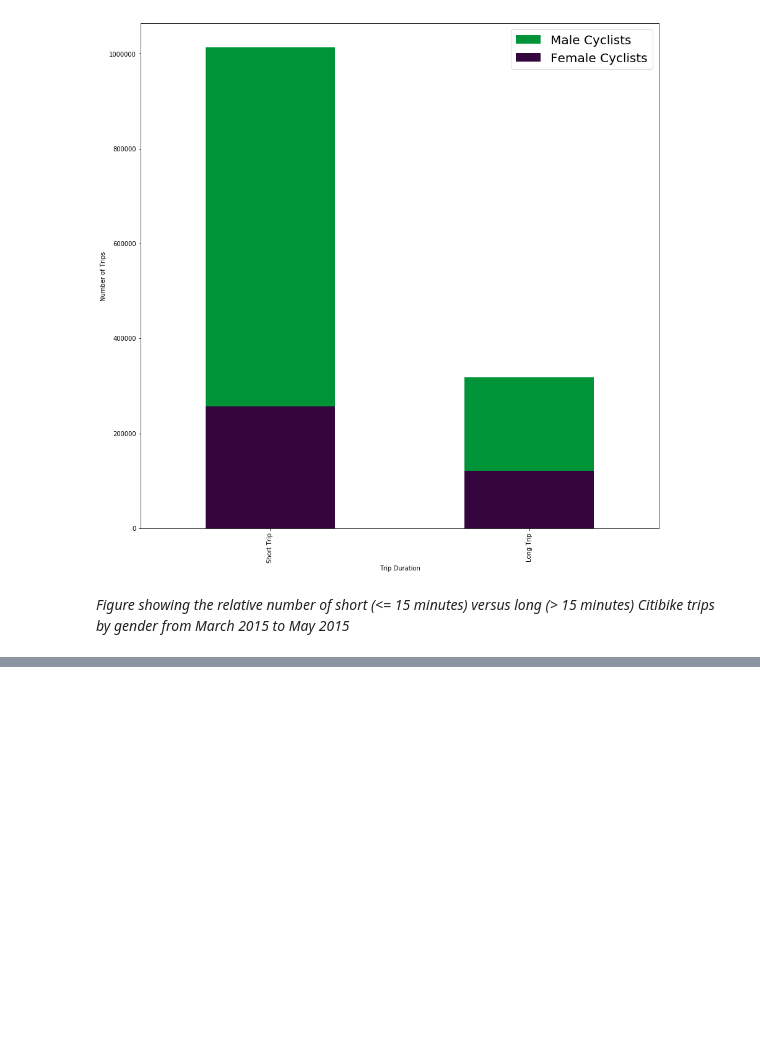
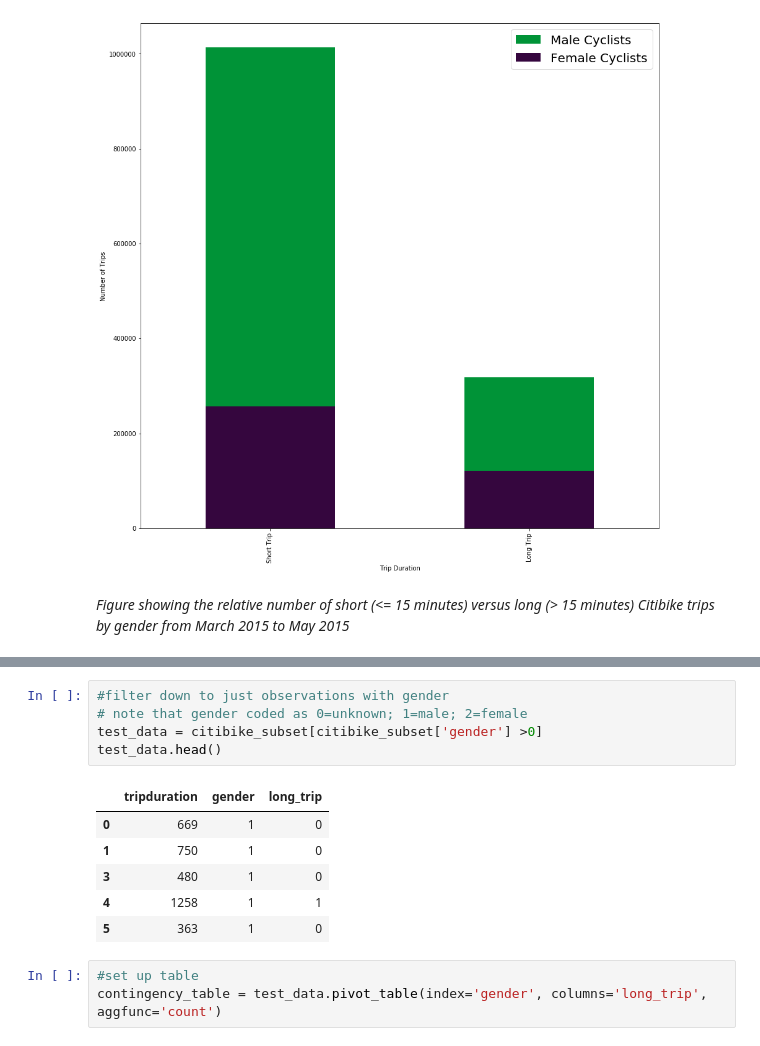
Before and after one commit to tharma3/PUI2018_mrn291, a Jupyter notebook: HW4_mrn291/Assignment_2.ipynb, the cells around one changed output, grey strips where cells are left out. Saved outputs shown, nothing was run; the diff lists cells and outputs as text; blank space fills up the shorter version.

```diff
--- a/HW4_mrn291/Assignment_2.ipynb
+++ b/HW4_mrn291/Assignment_2.ipynb
@@ -120,0 +120,15 @@ plt.legend(['Male Cyclists', 'Female Cyclists'], fontsize=20)
+# %%
+#filter down to just observations with gender
+# note that gender coded as 0=unknown; 1=male; 2=female
+test_data = citibike_subset[citibike_subset['gender'] >0]
+test_data.head()
+# %% [output]
+|  | tripduration | gender | long_trip |
+| 0 | 669 | 1 | 0 |
+| 1 | 750 | 1 | 0 |
+| 3 | 480 | 1 | 0 |
+| 4 | 1258 | 1 | 1 |
+| 5 | 363 | 1 | 0 |
+# %%
+#set up table
+contingency_table = test_data.pivot_table(index='gender', columns='long_trip', aggfunc='count')
```
Also changed, not shown: parts of 16 cells of this notebook, 1 other file.
